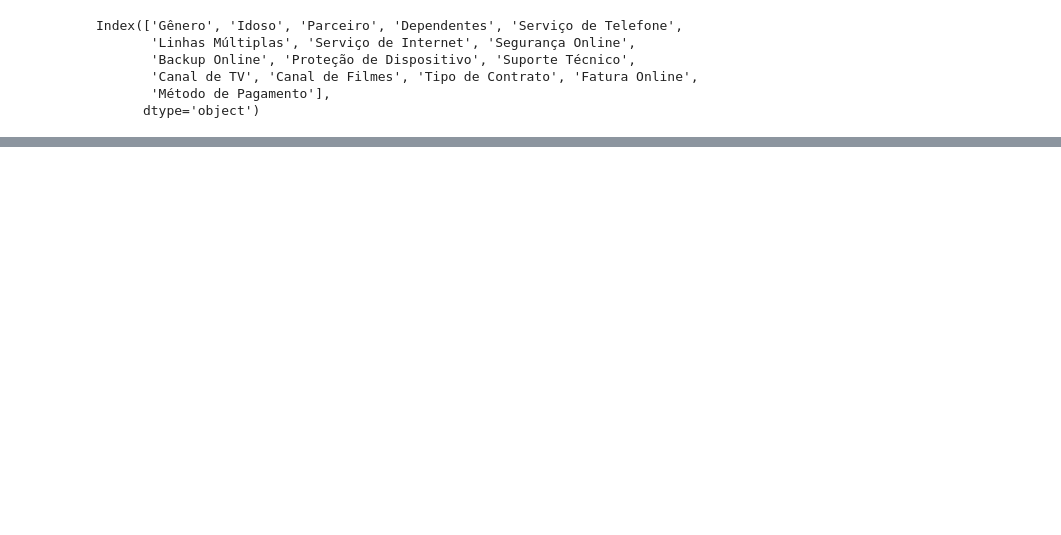
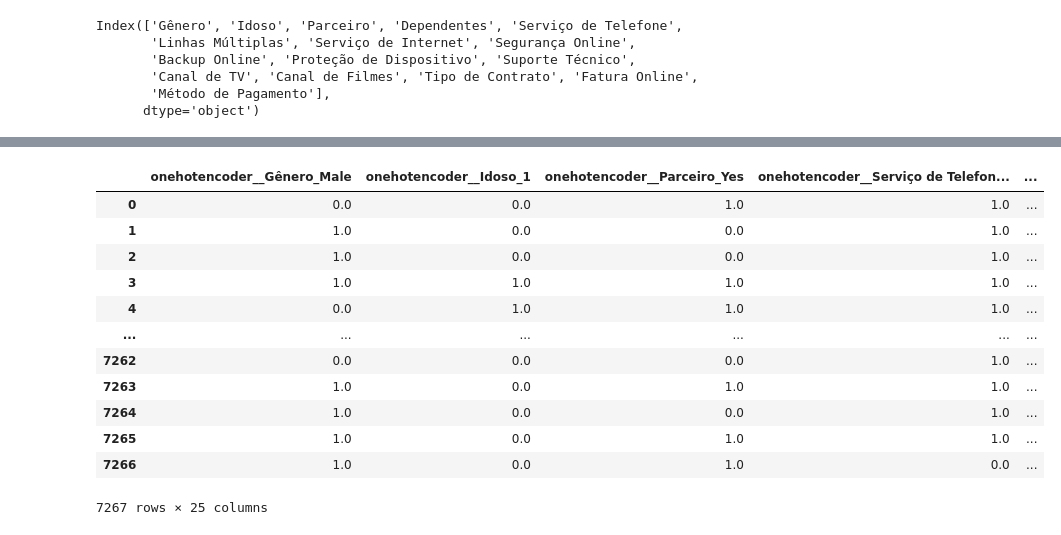
Before and after one commit to Fawller97/Telecom_X_2, a Jupyter notebook: TelecomX2.ipynb, the cells around one changed output, grey strips where cells are left out. Drawn from its saved outputs; the diff is of its cells as text; code cells hidden in the pictures; blank space fills up the shorter version.

Commit message:
Transformação 1 e 0

```diff
--- a/TelecomX2.ipynb
+++ b/TelecomX2.ipynb
@@ -83,8 +67,10 @@ Index(['Gênero', 'Idoso', 'Parceiro', 'Dependentes', 'Serviço de Telefone',
 # %%
 one_hot = make_column_transformer((
     OneHotEncoder(drop='if_binary'),
-    ['Gênero','Idoso','Parceiro','Serviço de Telefone','Linhas Múltiplas','Método de Pagamento',
+    ['Gênero','Idoso','Parceiro','Serviço de Telefone','Serviço de Internet','Linhas Múltiplas','Método de Pagamento',
      'Tipo de Contrato']
 ),
 remainder='passthrough',
 sparse_threshold=0)
+# %%
+x=one_hot.fit_transform(x)
@@ -90,0 +97,16 @@ sparse_threshold=0)
+# %%
+pd.DataFrame(x, columns=one_hot.get_feature_names_out(colunas))
+# %% [output]
+|  | onehotencoder__Gênero_Male | onehotencoder__Idoso_1 | onehotencoder__Parceiro_Yes | onehotencoder__Serviço de Telefon... | ... |
+| 0 | 0.0 | 0.0 | 1.0 | 1.0 | ... |
+| 1 | 1.0 | 0.0 | 0.0 | 1.0 | ... |
+| 2 | 1.0 | 0.0 | 0.0 | 1.0 | ... |
+| 3 | 1.0 | 1.0 | 1.0 | 1.0 | ... |
+| 4 | 0.0 | 1.0 | 1.0 | 1.0 | ... |
+| ... | ... | ... | ... | ... | ... |
+| 7262 | 0.0 | 0.0 | 0.0 | 1.0 | ... |
+| 7263 | 1.0 | 0.0 | 1.0 | 1.0 | ... |
+| 7264 | 1.0 | 0.0 | 0.0 | 1.0 | ... |
+| 7265 | 1.0 | 0.0 | 1.0 | 1.0 | ... |
+| 7266 | 1.0 | 0.0 | 1.0 | 0.0 | ... |
+7267 rows × 25 columns
```
Also changed, not shown: parts of 2 cells of this notebook.
